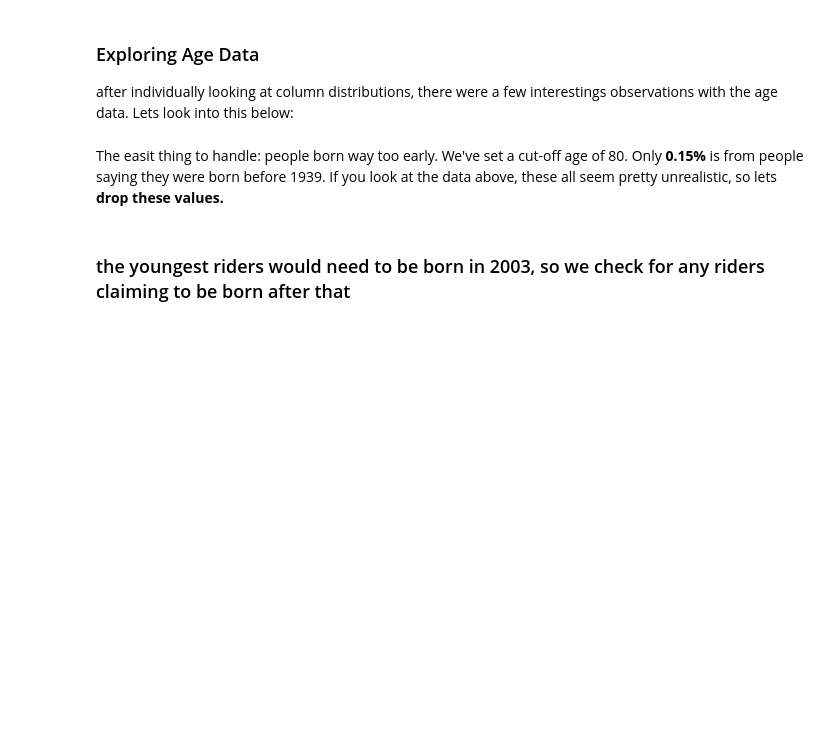
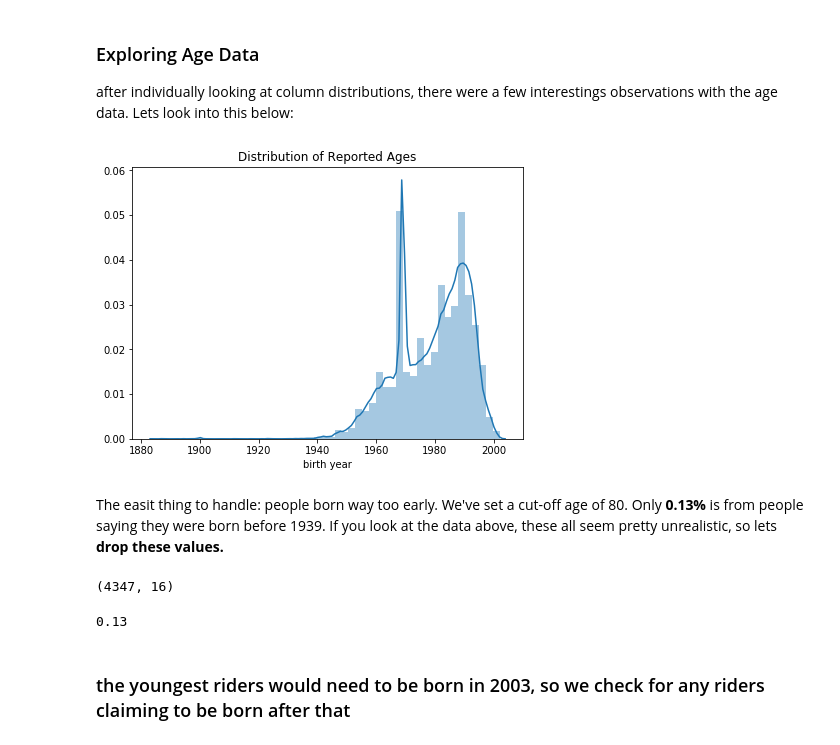
Before and after one commit to lewi0332/flatiron_mod_3_citibike, a Jupyter notebook: citibike_data_cleaning_and_eda.ipynb, the cells around one changed output. Drawn from its saved outputs; the diff is of its cells as text; code cells hidden in the pictures; blank space fills up the shorter version.

```diff
--- a/citibike_data_cleaning_and_eda.ipynb
+++ b/citibike_data_cleaning_and_eda.ipynb
@@ -209,0 +250,6 @@ missing_stops.to_csv('citibike_data/missing_end_neighborhoods.csv')
+# %%
+citibikes_df_ends = pd.read_csv('../citibike_data/updated_citibike_data_w_ends.csv')
+citibikes_df_ends = citibikes_df_ends[~citibikes_df_ends.end_nhbr.str.contains('What')]
+# %%
+citibikes_df_ends.drop(['start station name', 'start station latitude',
+       'start station longitude'],axis=1,inplace=True)
@@ -212,6 +262,6 @@ missing_stops.to_csv('citibike_data/missing_end_neighborhoods.csv')
 
 Our CitiBike data includes a label for each trip to determine if it was made by a rider who is an annual subscriber or someone who has purchased a temporary pass. We assume that there may be destinations more likely chosen by tourist users.
 # %%
-citibikes_df.usertype = pd.Categorical(citibikes_df.usertype)
-citibikes_df.usertype = citibikes_df.usertype.cat.codes
+citibikes_df_ends.usertype = pd.Categorical(citibikes_df_ends.usertype)
+citibikes_df_ends.usertype = citibikes_df_ends.usertype.cat.codes
 # %%
@@ -224,9 +274,11 @@ after individually looking at column distributions, there were a few interesting
 Lets look into this below:
 # %%
 %matplotlib inline
-fig = plt.figure(figsize=(10,7))
-sns.distplot(citibikes_df['birth year'])
-plt.title('Distribution of Reported Ages')
-plt.savefig('original_age_dist.png')
+fig = plt.figure(figsize=(7,5))
+sns.distplot(citibikes_df_ends['birth year'])
+plt.title('Distribution of Reported Ages');
+# plt.savefig('original_age_dist.png')
+# %% [output]
+[figure, added]
 # %% [markdown]
-The easit thing to handle: people born way too early. We've set a cut-off age of 80. Only __0.15%__ is from people saying they were born before 1939. If you look at the data above, these all seem pretty unrealistic, so lets __drop these values.__
+The easit thing to handle: people born way too early. We've set a cut-off age of 80. Only __0.13%__ is from people saying they were born before 1939. If you look at the data above, these all seem pretty unrealistic, so lets __drop these values.__
@@ -235,3 +285,11 @@ citibikes_df[citibikes_df['birth year'] <= 1939].shape
+# %%
+citibikes_df_ends[citibikes_df_ends['birth year'] <= 1939].shape
+# citibikes_df_nhbrs[citibikes_df_nhbrs['birth year'] <= 1939].shape
+# %% [output]
+(4347, 16)
 # %%
-round(citibikes_df[citibikes_df['birth year'] <= 1939].shape[0]/big.shape[0] * 100,2)
+round(citibikes_df_ends[citibikes_df_ends['birth year'] <= 1939].shape[0]/citibikes_df_ends.shape[0] * 100,2)
+# round(citibikes_df_nhbrs[citibikes_df_nhbrs['birth year'] <= 1939].shape[0]/citibikes_df_nhbrs.shape[0] * 100,2)
+# %% [output]
+0.13
 # %%
```
Also changed, not shown: parts of 49 cells of this notebook, 1 other file.
